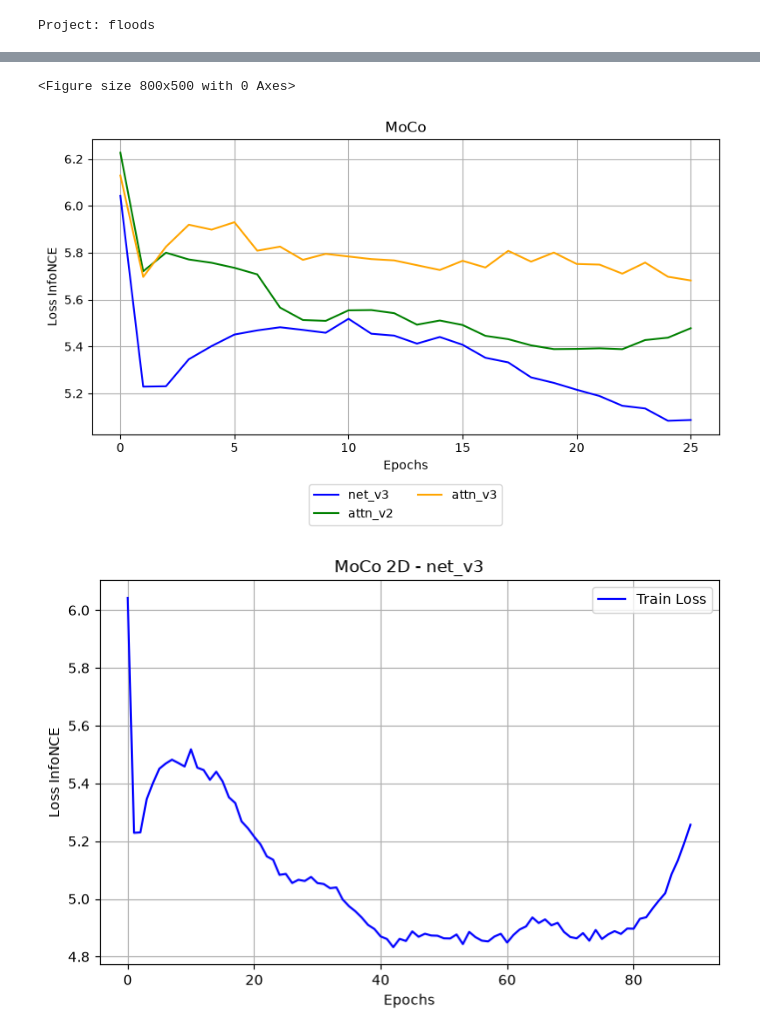
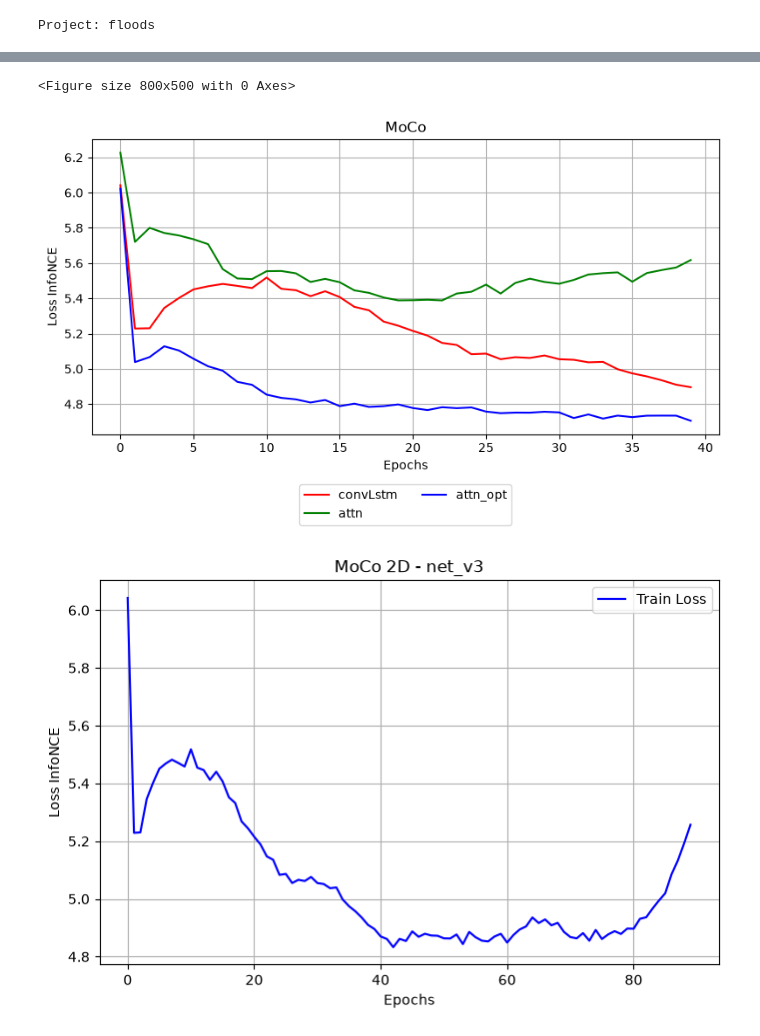
Before and after one commit to mattiaBarbo2002/TESI, a Jupyter notebook: notebooks/plots/plots.ipynb, the cells around one changed output, grey strips where cells are left out. Saved outputs shown, nothing was run; the diff lists cells and outputs as text; code cells hidden in the pictures.

```diff
--- a/notebooks/plots/plots.ipynb
+++ b/notebooks/plots/plots.ipynb
@@ -43,7 +43,7 @@ NameError: name 'project' is not defined
 # %%
-job_names = ["autoencoder_2D_OPT_metrics_convLstm_v1", "autoencoder_attn_OPT_metrics_v1", "autoencoder_attn_OPT_metrics_v2"]
-dimensions = ["2d", "attn_v1", "attn_v2"]
-colors = ["orange", "green", "blue"]
+job_names = ["autoencoder_2D_OPT_metrics_convLstm_v1", "autoencoder_attn_OPT_metrics_v1", "autoencoder_attn_OPT_metrics_v2", "autoencoder_attn_OPT_metrics_v4"]
+dimensions = ["2d", "attn_v1", "attn_v2", "attn_v4"]
+colors = ["orange", "green", "blue", "red"]
 
 plt.figure(figsize=(8, 5))
 
@@ -73,33 +73,33 @@ plt.show()
 # %%
-job_names = ["moco_2D_metrics_net_v3", "moco_attn_metrics_v2", "moco_attn_metrics_v3"]
-dimensions = ["net_v3", "attn_v2", "attn_v3"]
-colors = ["blue", "green", "orange"]
+job_names = ["moco_2D_metrics_net_v3", "moco_attn_metrics_v2", "moco_attn_metrics_v4"]
+dimensions = ["convLstm", "attn", "attn_opt"]
+colors = ["red", "green", "blue"]
 
 plt.figure(figsize=(8, 5))
 
 dfs = {}
 for job_name, dim in zip(job_names, dimensions):
     path = project.get_artifact(job_name).download(overwrite=True)
     dfs[dim] = pd.read_csv(path)
 
 max_epoch = min(df['epoch'].max() for df in dfs.values())
 
 plt.figure(figsize=(8, 5))
 for dim, color in zip(dimensions, colors):
     df = dfs[dim]
     df = df[df['epoch'] <= max_epoch]
     plt.plot(df['epoch'], df['train_loss'], color=color, label=dim)
 
 plt.title('MoCo')
 plt.xlabel('Epochs')
 plt.ylabel('Loss InfoNCE')
 plt.grid(True)
 plt.legend(loc='upper center', bbox_to_anchor=(0.5, -0.15), ncol=2)
 plt.tight_layout()
 plt.show()
 # %% [output]
 <Figure size 800x500 with 0 Axes>
-[figure, old version]
+[figure, new version]
 # %%
 path = project.get_artifact(f"moco_2D_metrics_net_v3").download(overwrite=True)
 df = pd.read_csv(path)
```
Also changed, not shown: parts of 4 cells of this notebook, 39 other files.
